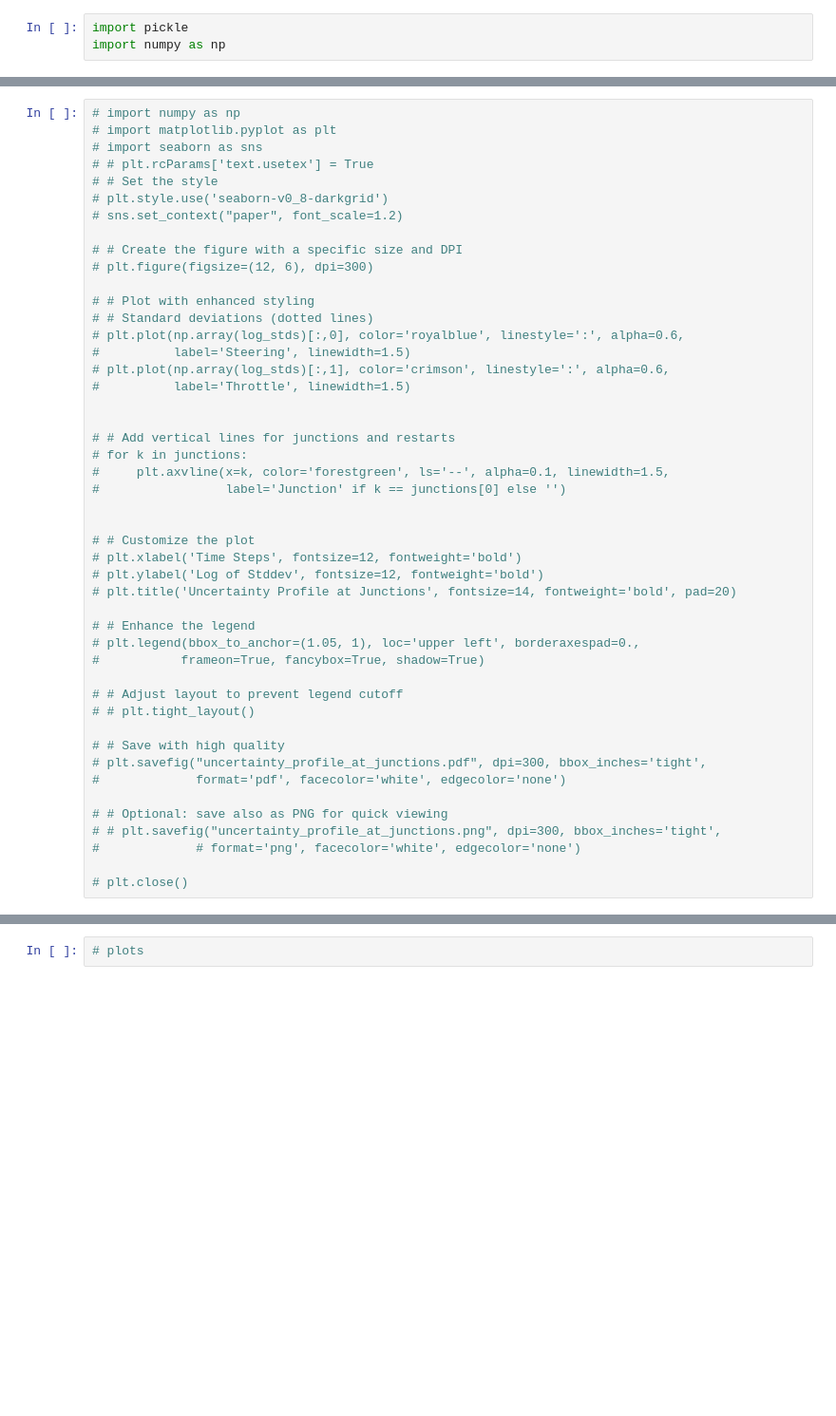
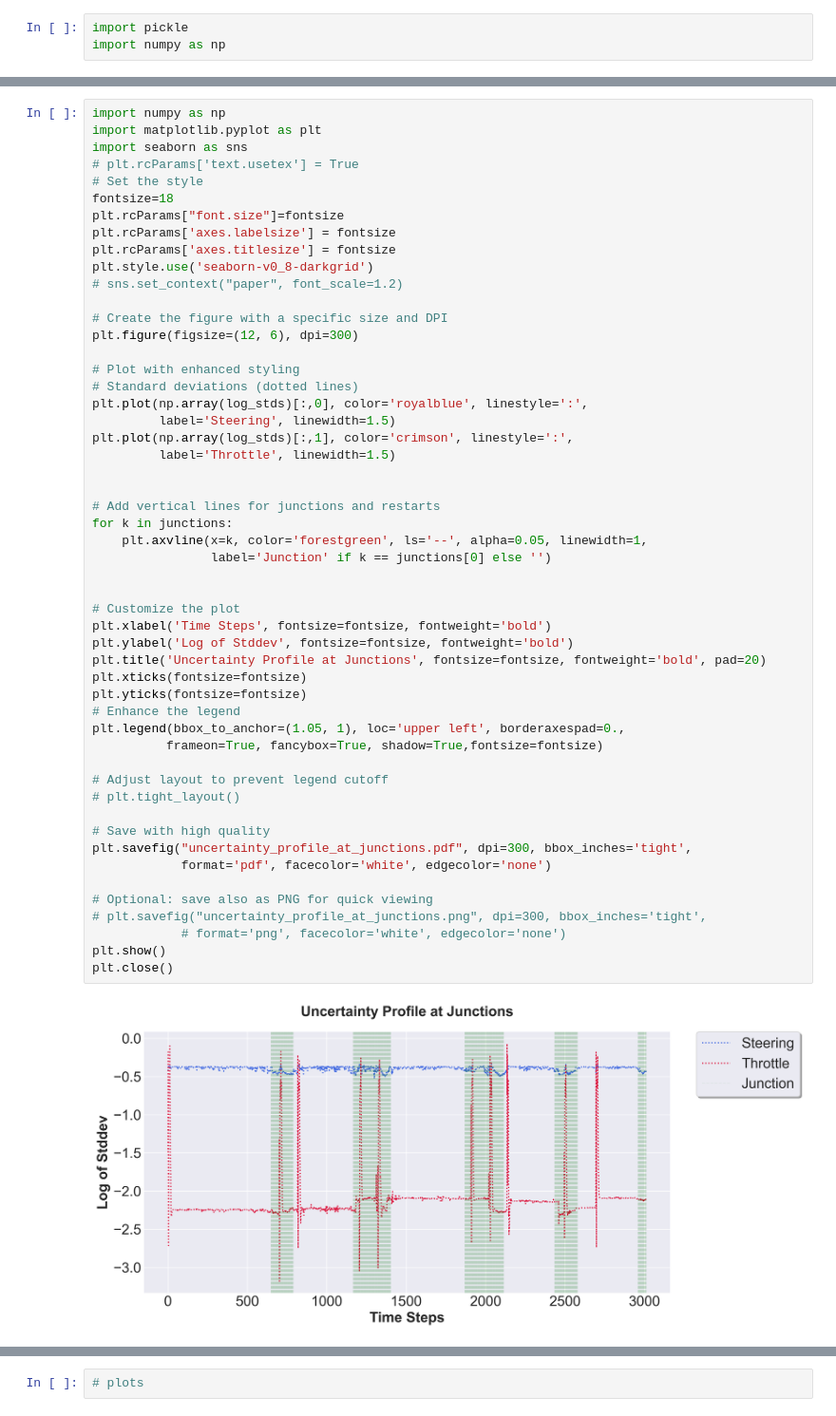
Before and after one commit to StepLogic/carla-rl, a Jupyter notebook: plots.ipynb, the cells around one changed output, grey strips where cells are left out. Shown: that part at 95% size. Drawn from its saved outputs; the diff is of its cells as text; blank space fills up the shorter version.

```diff
--- a/plots.ipynb
+++ b/plots.ipynb
@@ -13,47 +13,54 @@ import numpy as np
 # %%
-# import numpy as np
-# import matplotlib.pyplot as plt
-# import seaborn as sns
-# # plt.rcParams['text.usetex'] = True
-# # Set the style
-# plt.style.use('seaborn-v0_8-darkgrid')
+import numpy as np
+import matplotlib.pyplot as plt
+import seaborn as sns
+# plt.rcParams['text.usetex'] = True
+# Set the style
+fontsize=18
+plt.rcParams["font.size"]=fontsize
+plt.rcParams['axes.labelsize'] = fontsize
+plt.rcParams['axes.titlesize'] = fontsize
+plt.style.use('seaborn-v0_8-darkgrid')
 # sns.set_context("paper", font_scale=1.2)
 
-# # Create the figure with a specific size and DPI
-# plt.figure(figsize=(12, 6), dpi=300)
+# Create the figure with a specific size and DPI
+plt.figure(figsize=(12, 6), dpi=300)
 
-# # Plot with enhanced styling
-# # Standard deviations (dotted lines)
-# plt.plot(np.array(log_stds)[:,0], color='royalblue', linestyle=':', alpha=0.6,
-#          label='Steering', linewidth=1.5)
-# plt.plot(np.array(log_stds)[:,1], color='crimson', linestyle=':', alpha=0.6,
-#          label='Throttle', linewidth=1.5)
+# Plot with enhanced styling
+# Standard deviations (dotted lines)
+plt.plot(np.array(log_stds)[:,0], color='royalblue', linestyle=':',
+         label='Steering', linewidth=1.5)
+plt.plot(np.array(log_stds)[:,1], color='crimson', linestyle=':',
+         label='Throttle', linewidth=1.5)
 
 
-# # Add vertical lines for junctions and restarts
-# for k in junctions:
-#     plt.axvline(x=k, color='forestgreen', ls='--', alpha=0.1, linewidth=1.5,
-#                 label='Junction' if k == junctions[0] else '')
+# Add vertical lines for junctions and restarts
+for k in junctions:
+    plt.axvline(x=k, color='forestgreen', ls='--', alpha=0.05, linewidth=1,
+                label='Junction' if k == junctions[0] else '')
 
 
-# # Customize the plot
-# plt.xlabel('Time Steps', fontsize=12, fontweight='bold')
-# plt.ylabel('Log of Stddev', fontsize=12, fontweight='bold')
-# plt.title('Uncertainty Profile at Junctions', fontsize=14, fontweight='bold', pad=20)
+# Customize the plot
+plt.xlabel('Time Steps', fontsize=fontsize, fontweight='bold')
+plt.ylabel('Log of Stddev', fontsize=fontsize, fontweight='bold')
+plt.title('Uncertainty Profile at Junctions', fontsize=fontsize, fontweight='bold', pad=20)
+plt.xticks(fontsize=fontsize)
+plt.yticks(fontsize=fontsize)
+# Enhance the legend
+plt.legend(bbox_to_anchor=(1.05, 1), loc='upper left', borderaxespad=0.,
+          frameon=True, fancybox=True, shadow=True,fontsize=fontsize)
 
-# # Enhance the legend
-# plt.legend(bbox_to_anchor=(1.05, 1), loc='upper left', borderaxespad=0.,
-#           frameon=True, fancybox=True, shadow=True)
+# Adjust layout to prevent legend cutoff
+# plt.tight_layout()
 
-# # Adjust layout to prevent legend cutoff
-# # plt.tight_layout()
+# Save with high quality
+plt.savefig("uncertainty_profile_at_junctions.pdf", dpi=300, bbox_inches='tight',
+            format='pdf', facecolor='white', edgecolor='none')
 
-# # Save with high quality
-# plt.savefig("uncertainty_profile_at_junctions.pdf", dpi=300, bbox_inches='tight',
-#             format='pdf', facecolor='white', edgecolor='none')
-
-# # Optional: save also as PNG for quick viewing
-# # plt.savefig("uncertainty_profile_at_junctions.png", dpi=300, bbox_inches='tight',
-#             # format='png', facecolor='white', edgecolor='none')
-
-# plt.close()
+# Optional: save also as PNG for quick viewing
+# plt.savefig("uncertainty_profile_at_junctions.png", dpi=300, bbox_inches='tight',
+            # format='png', facecolor='white', edgecolor='none')
+plt.show()
+plt.close()
+# %% [output]
+[figure, added]
```
Also changed, not shown: parts of 6 cells of this notebook, 17 other files.
